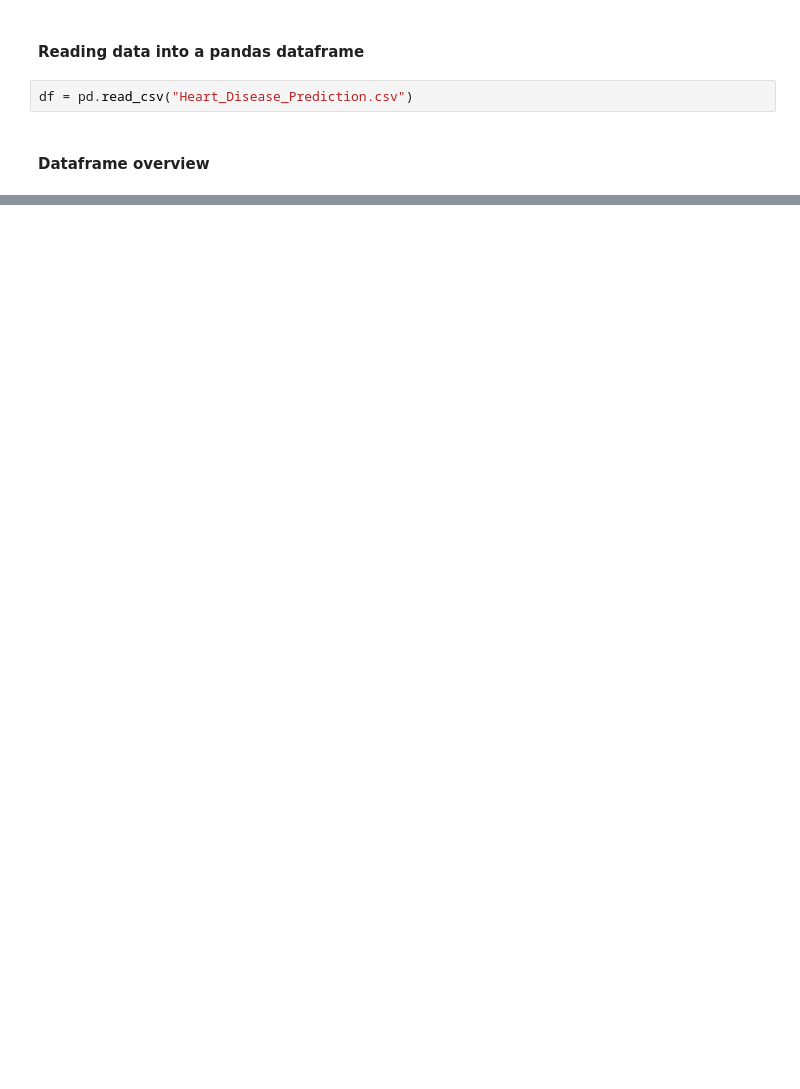
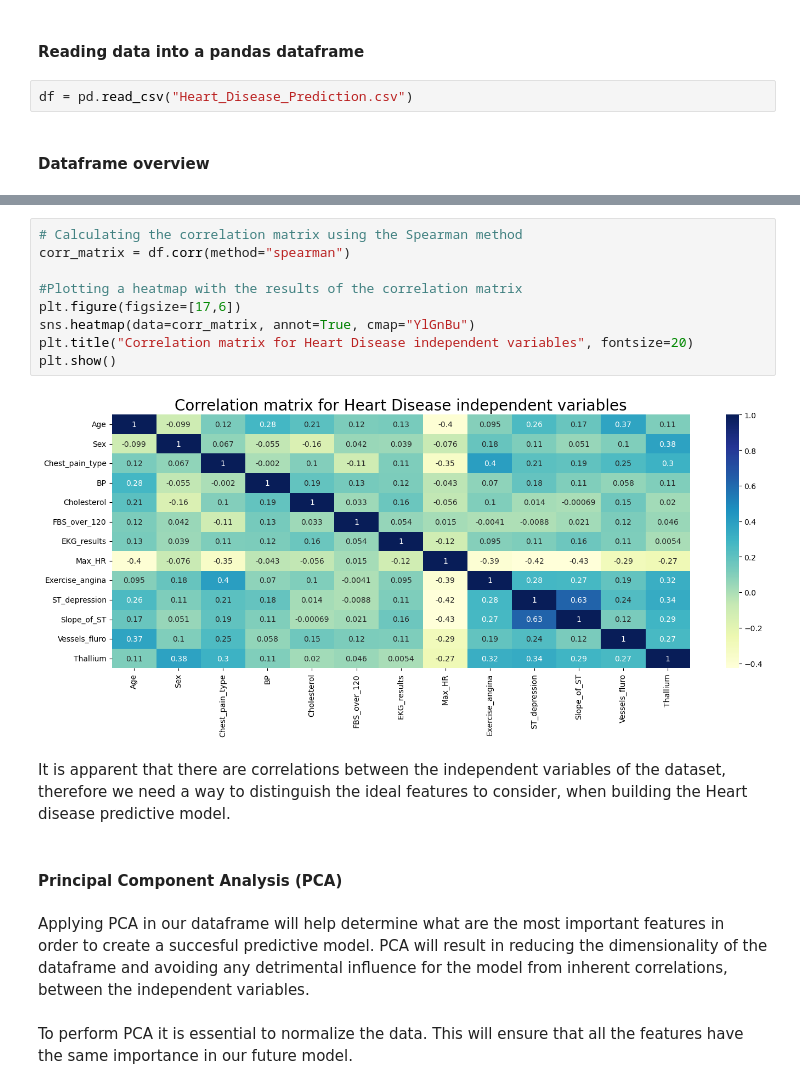
Before and after one commit to SyNikolai/HeartDiseaseML, a Jupyter notebook: heartdisease.ipynb, the cells around one changed output, grey strips where cells are left out. Saved outputs shown, nothing was run; the diff lists cells and outputs as text; blank space fills up the shorter version.

```diff
--- a/heartdisease.ipynb
+++ b/heartdisease.ipynb
@@ -96,0 +229,19 @@ plt.show()
+# %%
+# Calculating the correlation matrix using the Spearman method
+corr_matrix = df.corr(method="spearman")
+
+#Plotting a heatmap with the results of the correlation matrix
+plt.figure(figsize=[17,6])
+sns.heatmap(data=corr_matrix, annot=True, cmap="YlGnBu")
+plt.title("Correlation matrix for Heart Disease independent variables", fontsize=20)
+plt.show()
+# %% [output]
+[figure, added]
+# %% [markdown]
+It is apparent that there are correlations between the independent variables of the dataset, therefore we need a way to distinguish the ideal features to consider, when building the Heart disease predictive model.
+# %% [markdown]
+#### Principal Component Analysis (PCA)
+# %% [markdown]
+Applying PCA in our dataframe will help determine what are the most important features in order to create a succesful predictive model. PCA will result in reducing the dimensionality of the dataframe and avoiding any detrimental influence for the model from  inherent correlations, between the independent variables.
+# %% [markdown]
+To perform PCA it is essential to normalize the data. This will ensure that all the features have the same importance in our future model.
```
Also changed, not shown: parts of 26 cells of this notebook, 1 other file.
